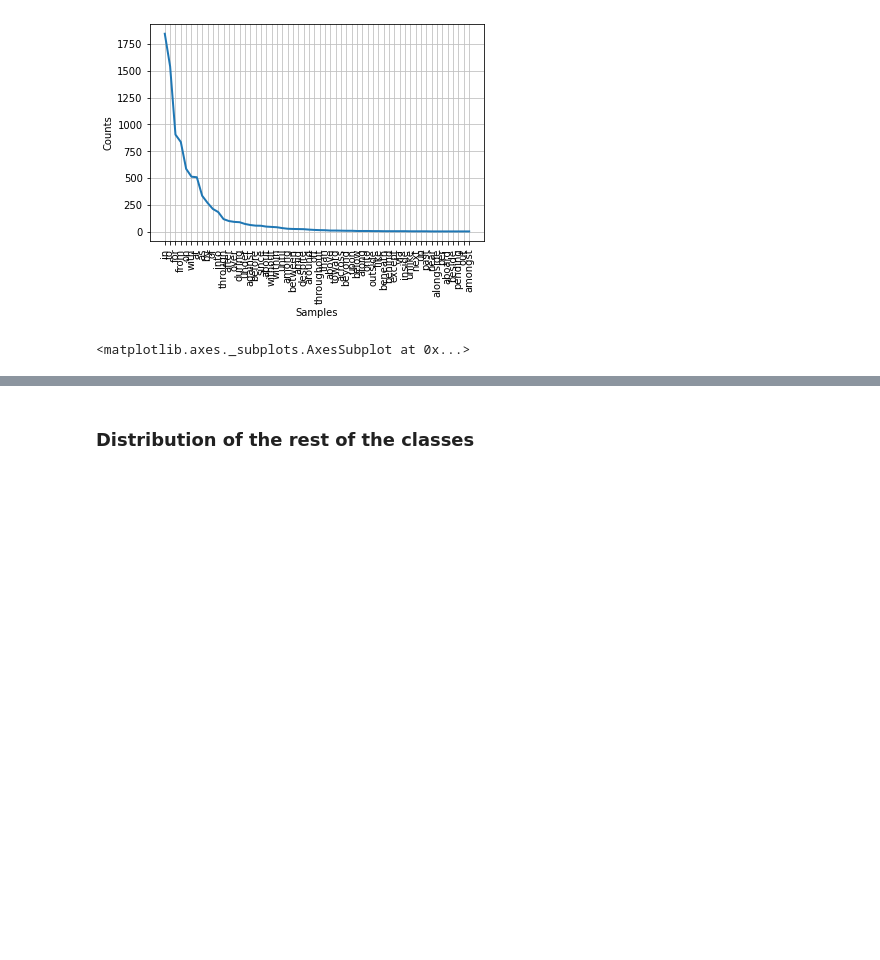
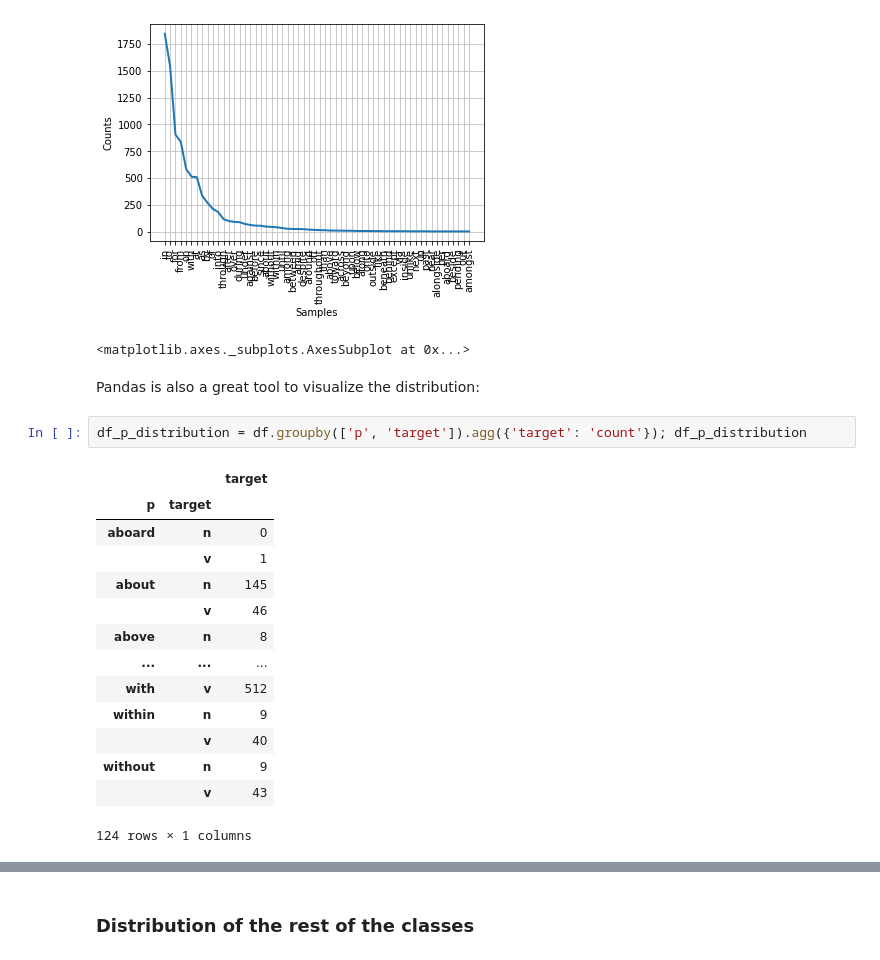
Before and after one commit to liadmagen/NLP-Course, a Jupyter notebook: exercises_notebooks_solutions/04_LM_PP_Attachment_classification__solution.ipynb, the cells around one changed output, grey strips where cells are left out. Cells and saved outputs as stored; diff of their text form; blank space fills up the shorter version.

```diff
--- a/exercises_notebooks_solutions/04_LM_PP_Attachment_classification__solution.ipynb
+++ b/exercises_notebooks_solutions/04_LM_PP_Attachment_classification__solution.ipynb
@@ -311,3 +311,22 @@ nltk.FreqDist(df[df['target']=='v']['p']).plot()
 # %% [output]
 [figure]
 <matplotlib.axes._subplots.AxesSubplot at 0x...>
+# %% [markdown]
+Pandas is also a great tool to visualize the distribution:
+# %%
+df_p_distribution = df.groupby(['p', 'target']).agg({'target': 'count'}); df_p_distribution
+# %% [output]
+|  |  | target |
+| p | target |  |
+| aboard | n | 0 |
+|  | v | 1 |
+| about | n | 145 |
+|  | v | 46 |
+| above | n | 8 |
+| ... | ... | ... |
+| with | v | 512 |
+| within | n | 9 |
+|  | v | 40 |
+| without | n | 9 |
+|  | v | 43 |
+124 rows × 1 columns
```
Also changed, not shown: parts of 14 cells of this notebook.
